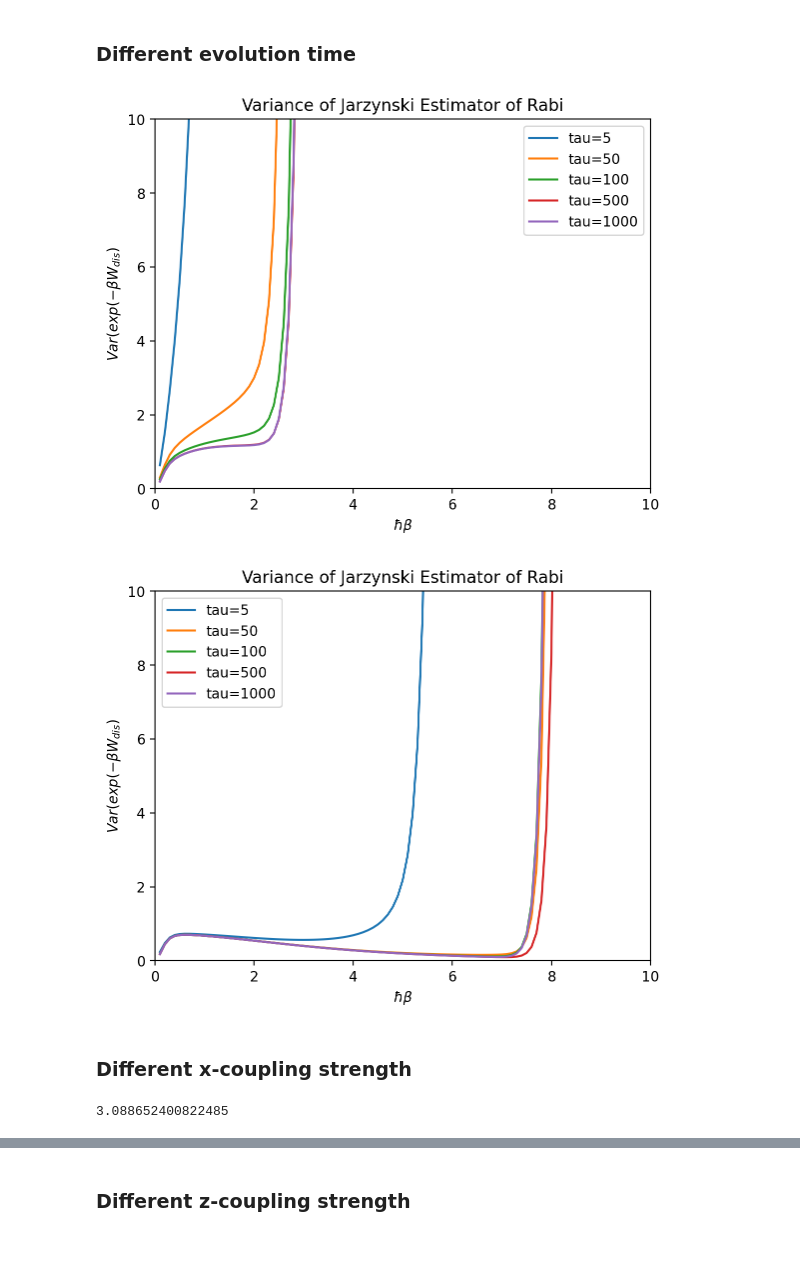
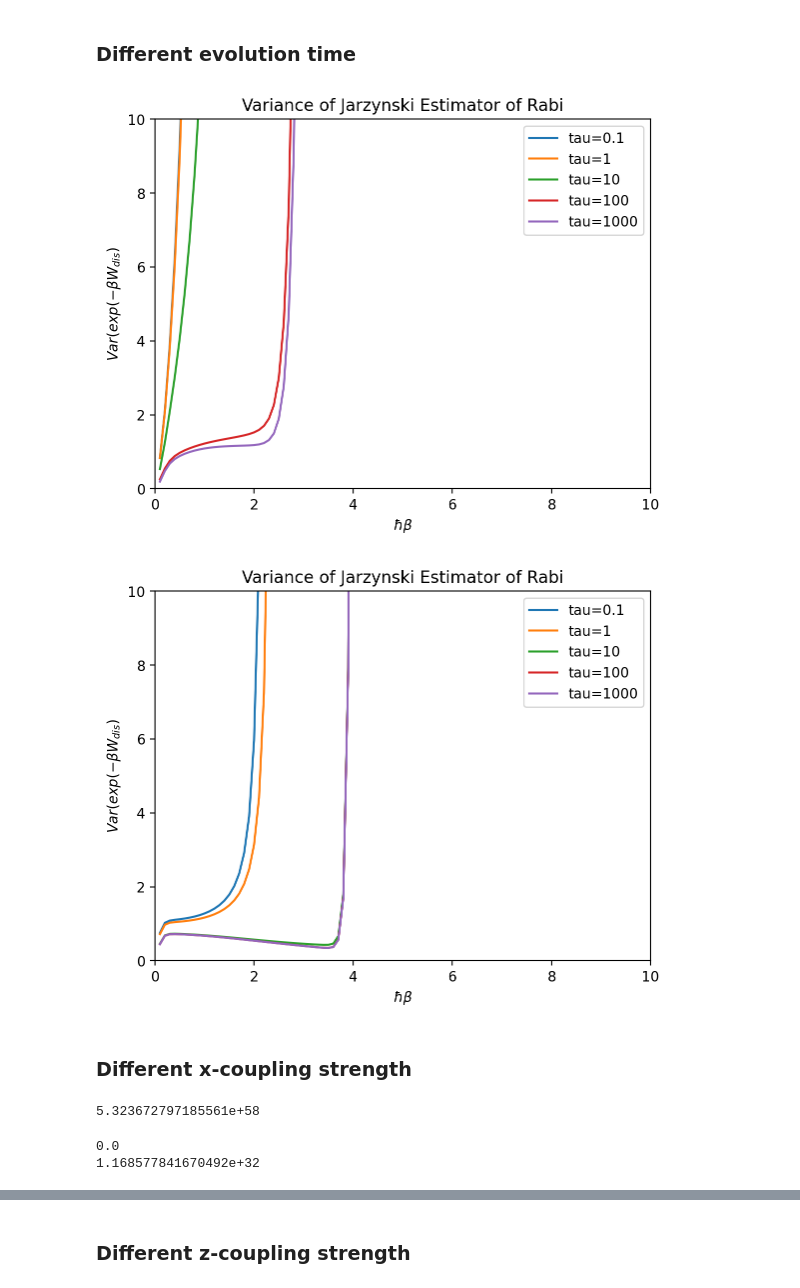
Before and after one commit to Shenlong-Yu/Divergence-in-the-Variance-of-Jarzynski-Estimator, a Jupyter notebook: Rabi/Variance calculation_Rabi.ipynb, the cells around one changed output, grey strips where cells are left out. Cells and saved outputs as stored; diff of their text form; code cells hidden in the pictures; blank space fills up the shorter version.

```diff
--- a/Rabi/Variance calculation_Rabi.ipynb
+++ b/Rabi/Variance calculation_Rabi.ipynb
@@ -83,19 +73,19 @@ beta_range = np.linspace(0.1, 10, 100)
 # %%
-def var_list(a,b,tau):
-    var_list_0 = []
-    for beta in beta_range:
-        Fm=0.0
-        Sm=0.0
-        Z0= Z(0,a,b,beta)
-        DF= delta_F(a,b,beta)
-        for i in range(n):
-            for j in range(n):
-                psi_t=psit[a,b,i,tau]
-                psi1=psi[1,a,b][j]
-                abs_dot=np.abs(np.dot(psi1,psi_t))**2
-                Fm+=np.exp(-beta*E[1,a,b][j])*abs_dot/Z0
-                Sm+=np.exp(-beta*(2*E[1,a,b][j]-E[0,a,b][i]))*abs_dot/Z0
-        Var=Sm-Fm**2
-        Var_dis=Var/np.exp(-2*beta*DF)
-        var_list_0.append(Var_dis)
-    return var_list_0
+# def var_list(a,b,n,tau):
+#     var_list_0 = []
+#     for beta in beta_range:
+#         Fm=0.0
+#         Sm=0.0
+#         Z0= Z(0,a,b,n,beta)
+#         DF= delta_F(a,b,n,beta)
+#         for i in range(n):
+#             for j in range(n):
+#                 psi_t=psit[a,b,i,tau]
+#                 psi1=psi[1,a,b][j]
+#                 abs_dot=np.abs(np.dot(psi1,psi_t))**2
+#                 Fm+=np.exp(-beta*E[1,a,b][j])*abs_dot/Z0
+#                 Sm+=np.exp(-beta*(2*E[1,a,b][j]-E[0,a,b][i]))*abs_dot/Z0
+#         Var=Sm-Fm**2
+#         Var_dis=Var/np.exp(-2*beta*DF)
+#         var_list_0.append(Var_dis)
+#     return var_list_0
@@ -107,11 +113,11 @@ def var_list(a,b,tau):
 a = 1
 b = 1
 var_lists = []
-taus = [5,50,100,500,1000]
+taus = [0.1,1,10,100,1000]
 
 
 for tau in taus:
-    var_lists.append(var_list(a, b, tau))
+    var_lists.append(var_list(a, b, 50, tau))
     plt.plot(beta_range, var_lists[-1], label=f'tau={tau}')
 
 plt.xlabel(r'$ \hbar \beta$')
@@ -122,31 +128,39 @@ plt.xlim(0, 10)
 plt.legend()
 plt.show()
 # %% [output]
-[figure, old version]
+[figure, new version]
 # %%
 a = 0
 b = 0
 var_lists = []
-taus = [5,50,100,500,1000]
+taus = [0.1,1,10,100,1000]
 
 
 for tau in taus:
-    var_lists.append(var_list(a, b, tau))
+    var_lists.append(var_list(a, b, 100,tau))
     plt.plot(beta_range, var_lists[-1], label=f'tau={tau}')
 
 plt.xlabel(r'$ \hbar \beta$')
 plt.ylabel(r'$Var(exp(-\beta W_{dis})$')
 plt.title('Variance of Jarzynski Estimator of Rabi')
 plt.ylim(0, 10)
 plt.xlim(0, 10)
 plt.legend()
 plt.show()
 # %% [output]
-[figure, old version]
+[figure, new version]
 # %% [markdown]
 ### Different x-coupling strength
-# %%
-print(var_list(0,5,5)[49])
-# %% [output]
-3.088652400822485
+# %%
+var_list_50= var(5,5,150,10,4)
+print(var_list_50)
+# %% [output]
+5.323672797185561e+58
+# %%
+k=40
+print(var_list_50[k])
+print(var_list_150[k])
+# %% [output]
+0.0
+1.168577841670492e+32
 # %%
```
Also changed, not shown: parts of 11 cells of this notebook, 5 other files.
